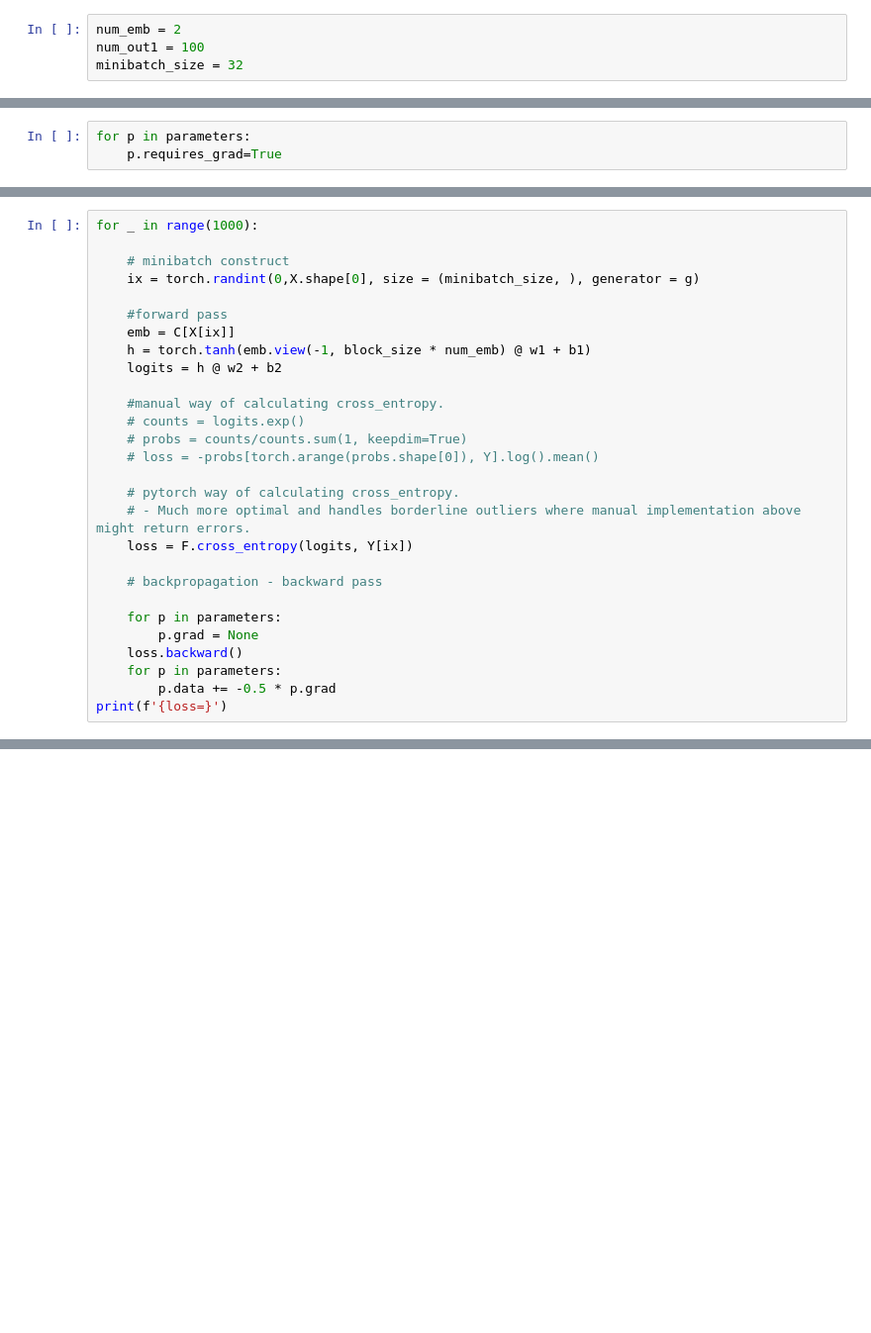
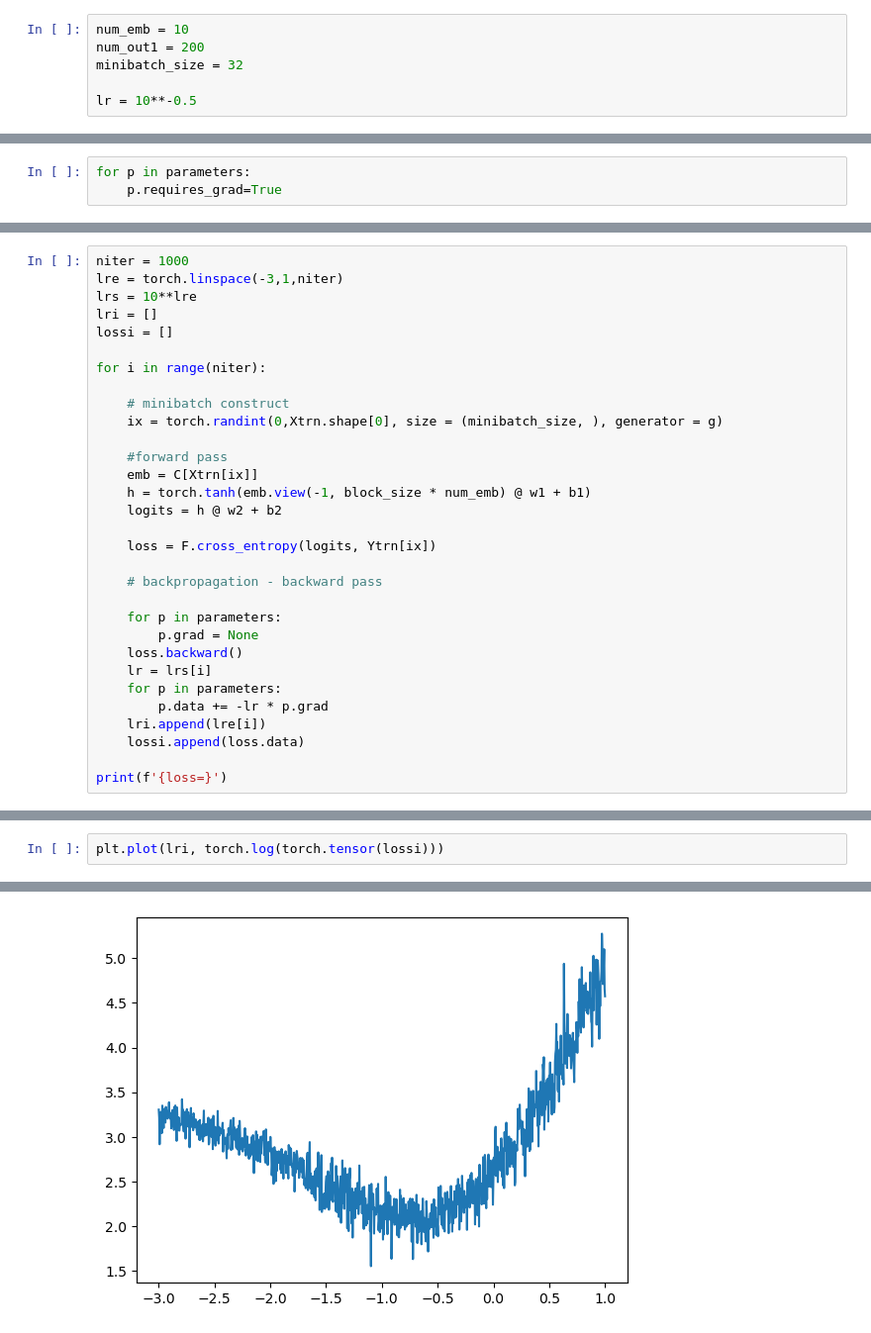
Before and after one commit to oshanmodi/replicate, a Jupyter notebook: notebooks/BuildingMakeMore_L2_notebook.ipynb, the cells around one changed output, grey strips where cells are left out. Shown at 99% size. Drawn from its saved outputs; the diff is of its cells as text; blank space fills up the shorter version.

```diff
--- a/notebooks/BuildingMakeMore_L2_notebook.ipynb
+++ b/notebooks/BuildingMakeMore_L2_notebook.ipynb
@@ -250,9 +265,11 @@ X.shape, Y.shape
 # %% [markdown]
 first Layer
 # %%
-num_emb = 2
-num_out1 = 100
+num_emb = 10
+num_out1 = 200
 minibatch_size = 32
+
+lr = 10**-0.5
 # %%
 g = torch.Generator().manual_seed(random_seed)
 C = torch.randn((27,num_emb), generator = g) # possible outputs, number of embeddings.
@@ -271,29 +290,32 @@ for p in parameters:
 # %%
-for _ in range(1000):
+niter = 1000
+lre = torch.linspace(-3,1,niter)
+lrs = 10**lre
+lri = []
+lossi = []
+
+for i in range(niter):
 
     # minibatch construct
-    ix = torch.randint(0,X.shape[0], size = (minibatch_size, ), generator = g)
+    ix = torch.randint(0,Xtrn.shape[0], size = (minibatch_size, ), generator = g)
 
     #forward pass
-    emb = C[X[ix]]
+    emb = C[Xtrn[ix]]
     h = torch.tanh(emb.view(-1, block_size * num_emb) @ w1 + b1)
     logits = h @ w2 + b2
 
-    #manual way of calculating cross_entropy.
-    # counts = logits.exp()
-    # probs = counts/counts.sum(1, keepdim=True)
-    # loss = -probs[torch.arange(probs.shape[0]), Y].log().mean()
-
-    # pytorch way of calculating cross_entropy.
-    # - Much more optimal and handles borderline outliers where manual implementation above might return errors.
-    loss = F.cross_entropy(logits, Y[ix])
+    loss = F.cross_entropy(logits, Ytrn[ix])
 
     # backpropagation - backward pass
 
     for p in parameters:
         p.grad = None
     loss.backward()
+    lr = lrs[i]
     for p in parameters:
-        p.data += -0.5 * p.grad
+        p.data += -lr * p.grad
+    lri.append(lre[i])
+    lossi.append(loss.data)
+
 print(f'{loss=}')
 # %% [output]
@@ -300,0 +323,3 @@ loss=tensor(2.4262, grad_fn=<NllLossBackward0>)
+# %%
+plt.plot(lri, torch.log(torch.tensor(lossi)))
+# %% [output]
@@ -300,0 +327 @@ loss=tensor(2.4262, grad_fn=<NllLossBackward0>)
+[figure, added]
```
Also changed, not shown: parts of 30 cells of this notebook, 2 other files.
